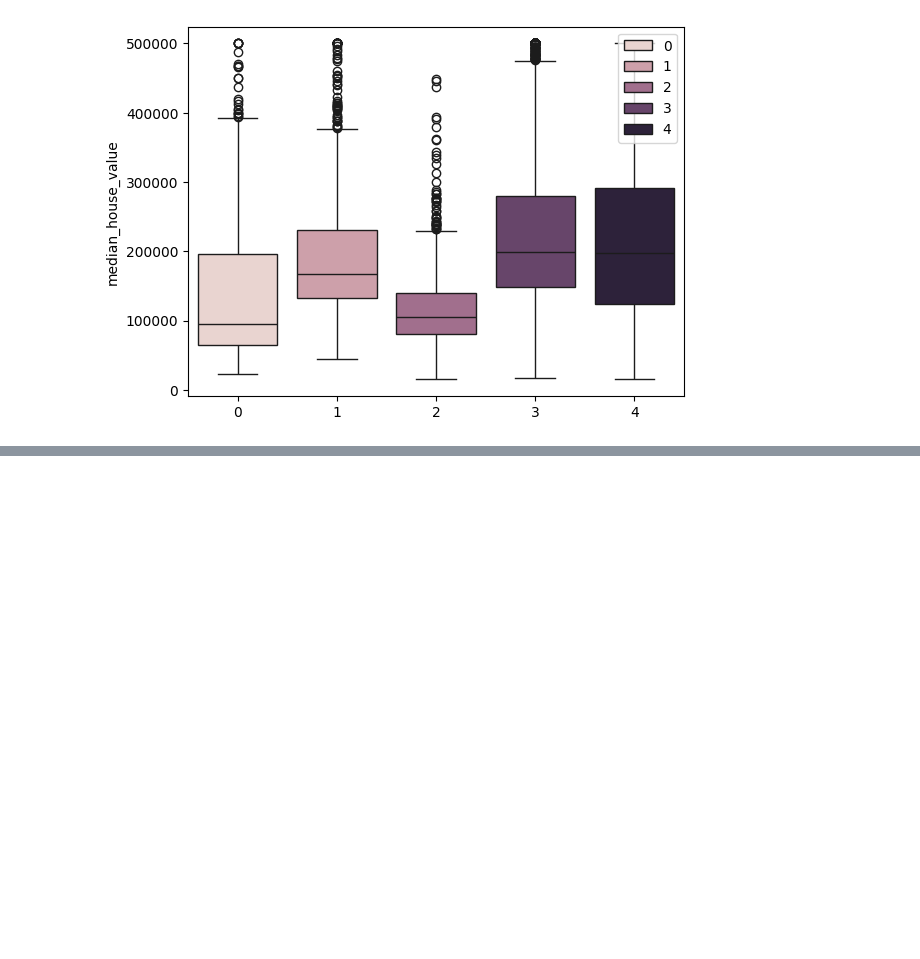
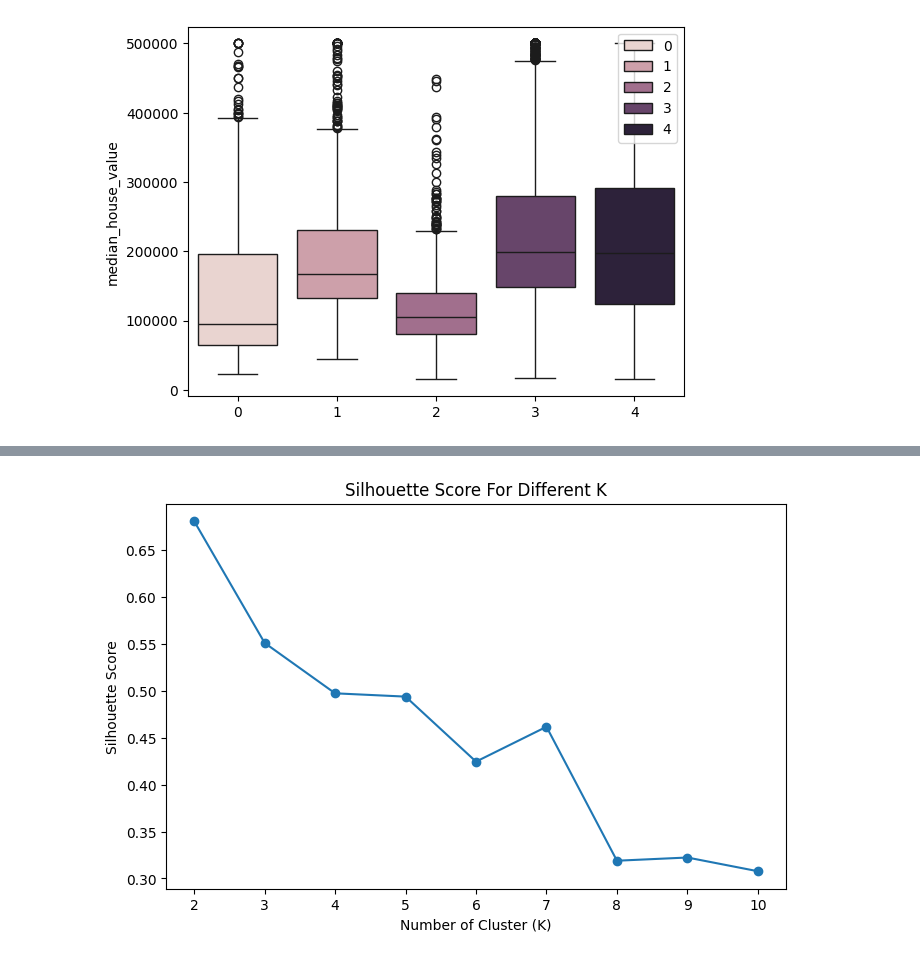
Before and after one commit to AliArabi2022/Machine_learning, a Jupyter notebook: Unsupervised_learning/Clustering.ipynb, the cells around one changed output, grey strips where cells are left out. Saved outputs shown, nothing was run; the diff lists cells and outputs as text; code cells hidden in the pictures; blank space fills up the shorter version.

```diff
--- a/Unsupervised_learning/Clustering.ipynb
+++ b/Unsupervised_learning/Clustering.ipynb
@@ -84,0 +235,21 @@ FileNotFoundError: [Errno 2] No such file or directory: 'players_22.csv'
+# %%
+from sklearn.metrics import silhouette_score
+sil = []
+max_k = 10
+
+#dissimilarity would not be defined for a single cluster, thus, minimum number of clusters should be 2
+for k in range (2,max_k+1):
+    kmeans = KMeans(n_clusters= k)
+    kmeans.fit(X)
+    labels = kmeans.labels_
+    sil.append(silhouette_score(X, labels, metric="euclidean"))
+
+
+plt.figure(figsize=(8, 5))
+plt.plot(range(2, 11), sil, marker = 'o')
+plt.title('Silhouette Score For Different K')
+plt.xlabel("Number of Cluster (K)")
+plt.ylabel("Silhouette Score")
+plt.show()
+# %% [output]
+[figure, added]
```
Also changed, not shown: parts of 32 cells of this notebook.
